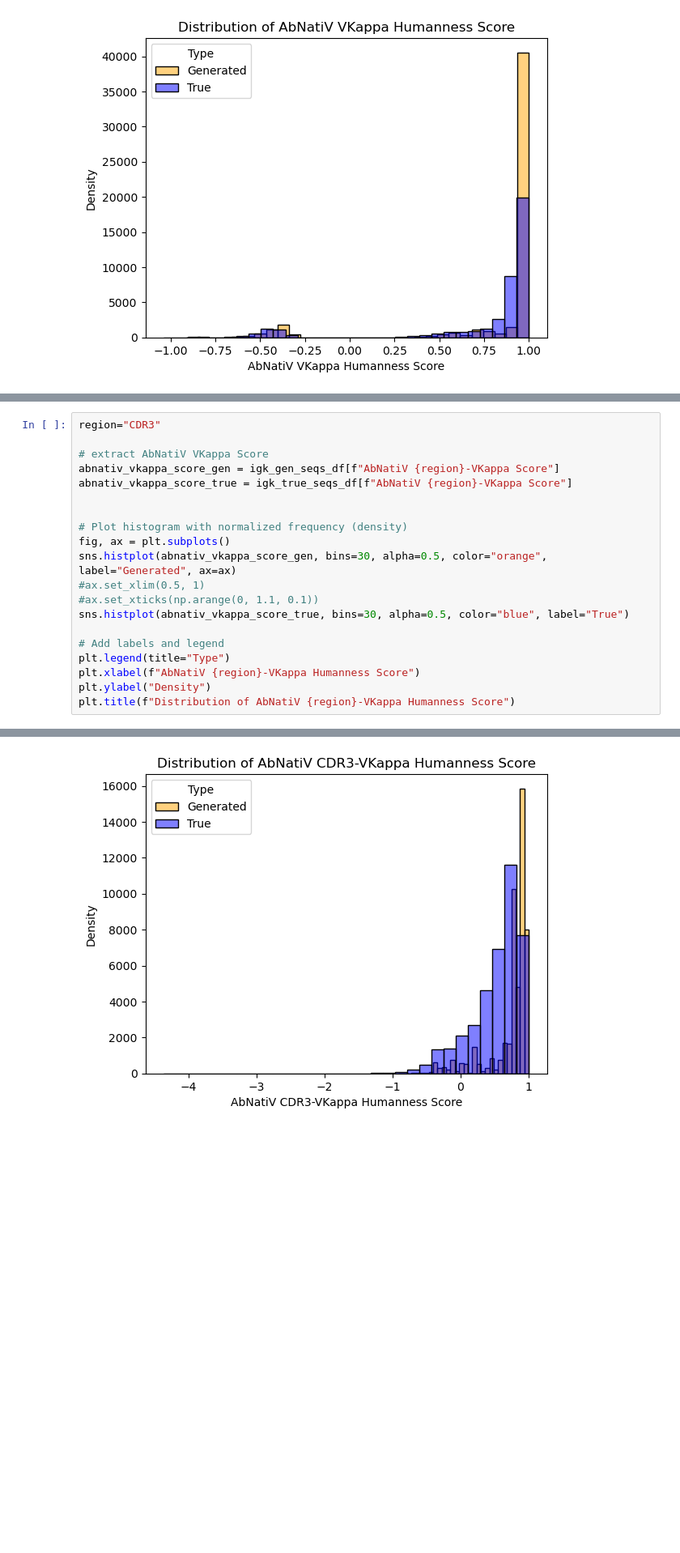
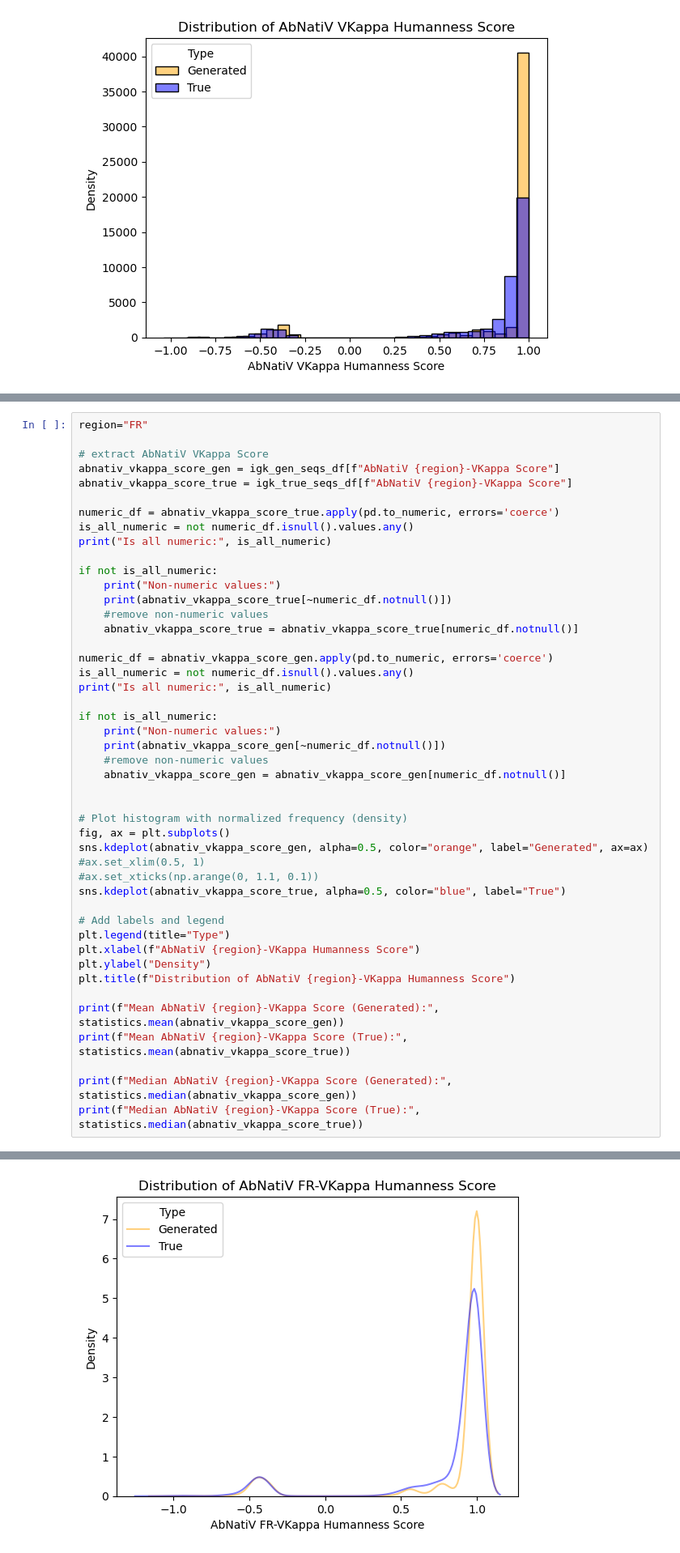
Before and after one commit to leaBroe/BERT_for_antibody_pairing, a Jupyter notebook: paired_model/BERT2BERT/humanness_score_AbnatiV/analyse_humanness_scores.ipynb, the cells around one changed output, grey strips where cells are left out. Shown: that part at 81% size. Saved outputs shown, nothing was run; the diff lists cells and outputs as text; blank space fills up the shorter version.

Commit message:
added mean and median

```diff
--- a/paired_model/BERT2BERT/humanness_score_AbnatiV/analyse_humanness_scores.ipynb
+++ b/paired_model/BERT2BERT/humanness_score_AbnatiV/analyse_humanness_scores.ipynb
@@ -96,21 +340,47 @@ Text(0.5, 1.0, 'Distribution of AbNatiV CDR2-VKappa Humanness Score')
 # %%
-region="CDR3"
+region="FR"
 
 # extract AbNatiV VKappa Score
 abnativ_vkappa_score_gen = igk_gen_seqs_df[f"AbNatiV {region}-VKappa Score"]
 abnativ_vkappa_score_true = igk_true_seqs_df[f"AbNatiV {region}-VKappa Score"]
 
+numeric_df = abnativ_vkappa_score_true.apply(pd.to_numeric, errors='coerce')
+is_all_numeric = not numeric_df.isnull().values.any()
+print("Is all numeric:", is_all_numeric)
+
+if not is_all_numeric:
+    print("Non-numeric values:")
+    print(abnativ_vkappa_score_true[~numeric_df.notnull()])
+    #remove non-numeric values
+    abnativ_vkappa_score_true = abnativ_vkappa_score_true[numeric_df.notnull()]
+
+numeric_df = abnativ_vkappa_score_gen.apply(pd.to_numeric, errors='coerce')
+is_all_numeric = not numeric_df.isnull().values.any()
+print("Is all numeric:", is_all_numeric)
+
+if not is_all_numeric:
+    print("Non-numeric values:")
+    print(abnativ_vkappa_score_gen[~numeric_df.notnull()])
+    #remove non-numeric values
+    abnativ_vkappa_score_gen = abnativ_vkappa_score_gen[numeric_df.notnull()]
+
 
 # Plot histogram with normalized frequency (density)
 fig, ax = plt.subplots()
-sns.histplot(abnativ_vkappa_score_gen, bins=30, alpha=0.5, color="orange", label="Generated", ax=ax)
+sns.kdeplot(abnativ_vkappa_score_gen, alpha=0.5, color="orange", label="Generated", ax=ax)
 #ax.set_xlim(0.5, 1)
 #ax.set_xticks(np.arange(0, 1.1, 0.1))
-sns.histplot(abnativ_vkappa_score_true, bins=30, alpha=0.5, color="blue", label="True")
+sns.kdeplot(abnativ_vkappa_score_true, alpha=0.5, color="blue", label="True")
 
 # Add labels and legend
 plt.legend(title="Type")
 plt.xlabel(f"AbNatiV {region}-VKappa Humanness Score")
 plt.ylabel("Density")
 plt.title(f"Distribution of AbNatiV {region}-VKappa Humanness Score")
+
+print(f"Mean AbNatiV {region}-VKappa Score (Generated):", statistics.mean(abnativ_vkappa_score_gen))
+print(f"Mean AbNatiV {region}-VKappa Score (True):", statistics.mean(abnativ_vkappa_score_true))
+
+print(f"Median AbNatiV {region}-VKappa Score (Generated):", statistics.median(abnativ_vkappa_score_gen))
+print(f"Median AbNatiV {region}-VKappa Score (True):", statistics.median(abnativ_vkappa_score_true))
 # %% [output]
@@ -118 +393 @@ Text(0.5, 1.0, 'Distribution of AbNatiV CDR3-VKappa Humanness Score')
-[figure, old version]
+[figure, new version]
```
Also changed, not shown: parts of 15 cells of this notebook.
